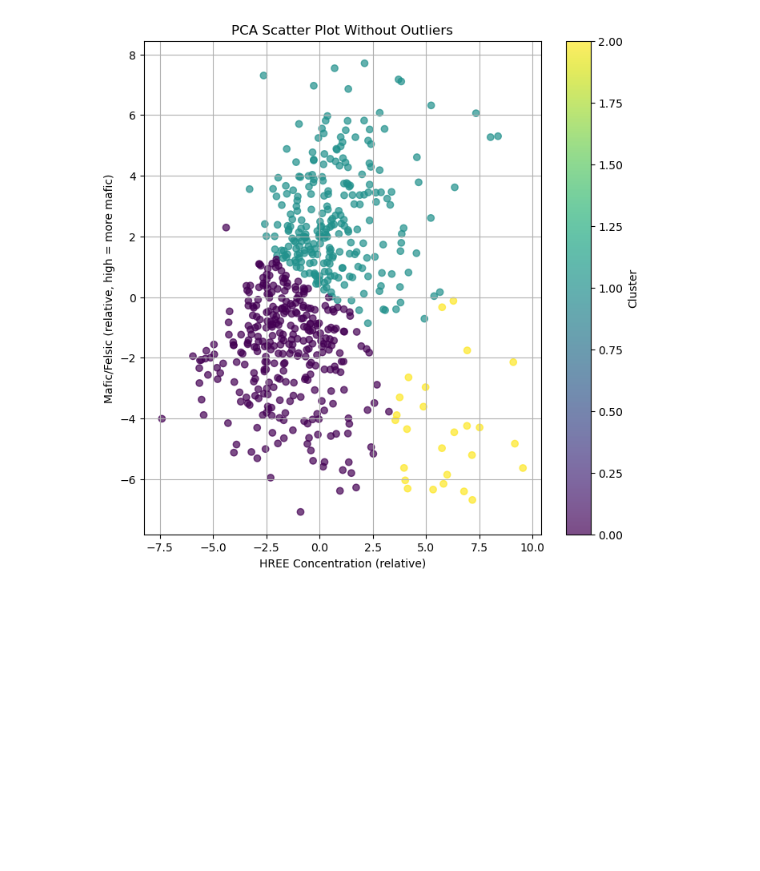
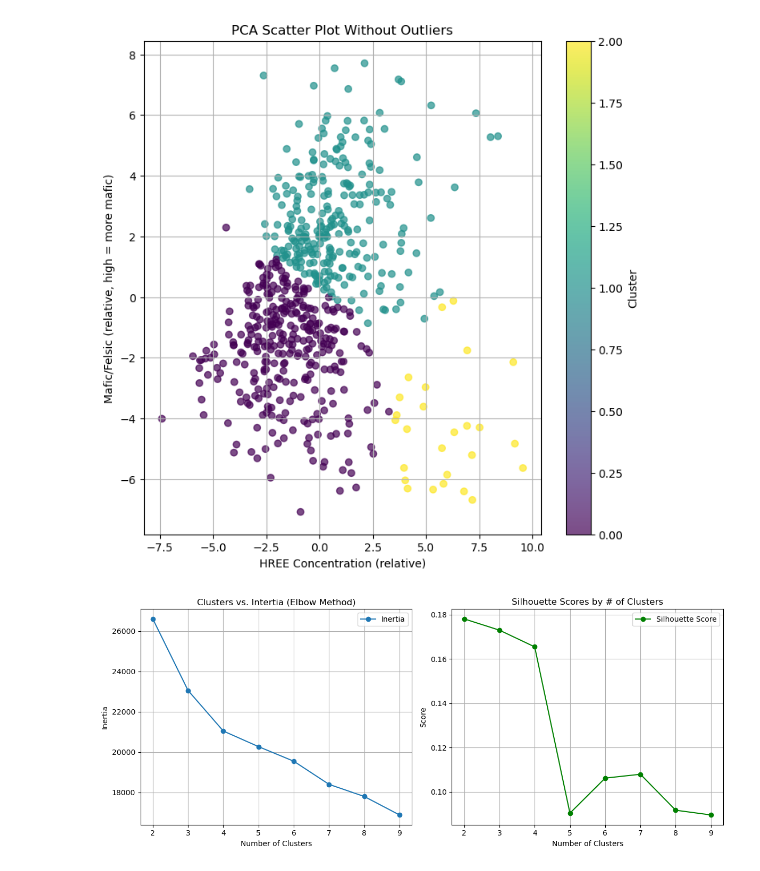
Before and after one commit to tyhowee/personal_code, a Jupyter notebook: data_analysis/saudi_data.ipynb, the cells around one changed output. Saved outputs shown, nothing was run; the diff lists cells and outputs as text; code cells hidden in the pictures; blank space fills up the shorter version.

Commit message:
non-PCA clustering analysis

```diff
--- a/data_analysis/saudi_data.ipynb
+++ b/data_analysis/saudi_data.ipynb
@@ -14,6 +18,8 @@ from sklearn.cluster import KMeans
 # %%
 ### Import file 1
-gajhq_filepath = r"C:\Users\TyHow\MinersAI Dropbox\Science\Geo Data\Saudi Arabia\Jabal Al Hasir\GA  GAJHQ   Jabal al Hasir Data.xlsx"
+#gajhq_filepath = r"C:\Users\TyHow\MinersAI Dropbox\Science\Geo Data\Saudi Arabia\Jabal Al Hasir\GA  GAJHQ   Jabal al Hasir Data.xlsx"
+gajhq_filepath = "/Users/thowe/MinersAI Dropbox/Science/Geo Data/Saudi Arabia/Jabal Al Hasir/GA  GAJHQ   Jabal al Hasir Data.xlsx"
+
 gajhq_raw_data = pd.read_excel(gajhq_filepath, sheet_name="Jabal al Hasir Database")
 gajhq_raw_data.head(5)
 # %% [output]
@@ -286,3 +292,47 @@ plt.grid()
 plt.show()
 # %% [output]
 [figure]
+# %%
+# Step 1: Preprocessing - Select numeric geochemical data and standardize
+gajhq_data_numeric = gajhq_data.iloc[:, 3:].copy()  # Exclude non-numeric columns
+gajhq_data_numeric = gajhq_data_numeric.apply(
+    pd.to_numeric, errors="coerce"
+)  # Convert to numeric
+scaler = StandardScaler()
+gajhq_data_scaled2 = scaler.fit_transform(gajhq_data_numeric)
+
+# Step 2: Determine optimal number of clusters using the Elbow Method
+inertia = []
+silhouette = []
+
+for k in range(2, 10):  # Test different numbers of clusters
+    kmeans = KMeans(n_clusters=k, random_state=42)
+    kmeans.fit(gajhq_data_scaled2)
+    inertia.append(kmeans.inertia_)
+    silhouette.append(silhouette_score(gajhq_data_scaled2, kmeans.labels_))
+
+# Plot Inertia (Elbow) and Silhouette Scores
+plt.figure(figsize=(12, 5))
+
+# Inertia (Elbow)
+plt.subplot(1, 2, 1)
+plt.plot(range(2, 10), inertia, marker="o", label="Inertia")
+plt.title("Clusters vs. Intertia (Elbow Method)")
+plt.xlabel("Number of Clusters")
+plt.ylabel("Inertia")
+plt.grid()
+plt.legend()
+
+# Silhouette Scores
+plt.subplot(1, 2, 2)
+plt.plot(range(2, 10), silhouette, marker="o", label="Silhouette Score", color="green")
+plt.title("Silhouette Scores by # of Clusters")
+plt.xlabel("Number of Clusters")
+plt.ylabel("Score")
+plt.grid()
+plt.legend()
+
+plt.tight_layout()
+plt.show()
+# %% [output]
+[figure, added]
```
Also changed, not shown: parts of 5 cells of this notebook.
